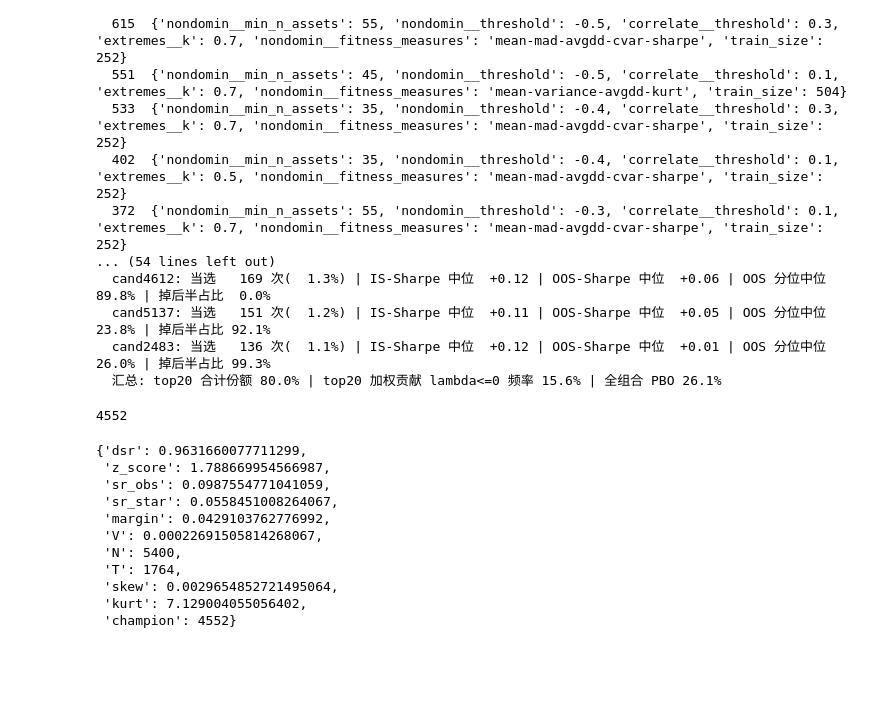
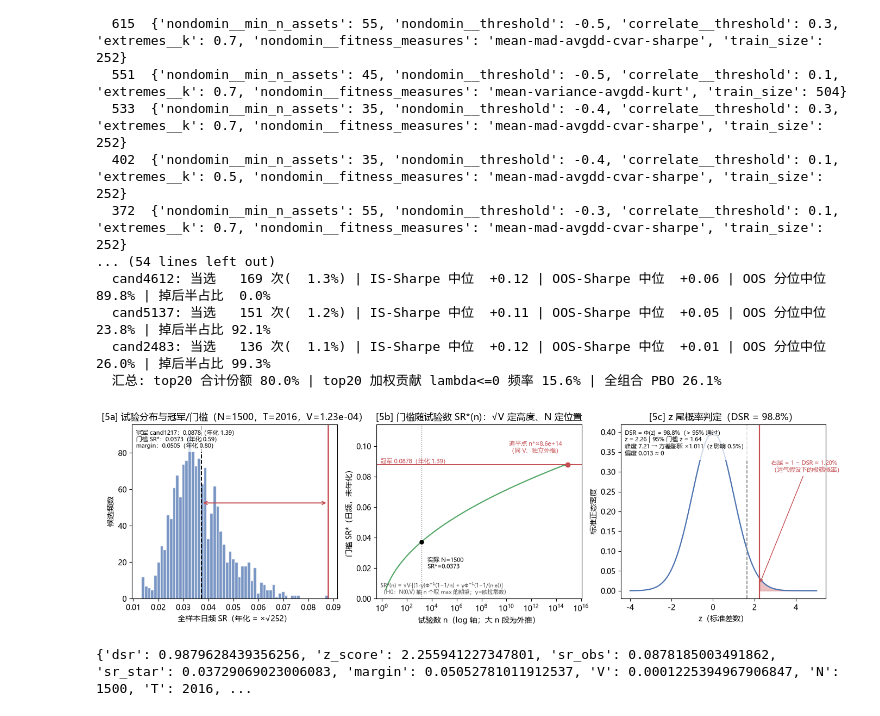
Before and after one commit to wang-jinghui/machine-learning-for-trading, a Jupyter notebook: case_studies/lazy_trading/CSCV_PBO_V3.ipynb, the cells around one changed output. Drawn from its saved outputs; the diff is of its cells as text; code cells hidden in the pictures; blank space fills up the shorter version.

```diff
--- a/case_studies/lazy_trading/CSCV_PBO_V3.ipynb
+++ b/case_studies/lazy_trading/CSCV_PBO_V3.ipynb
@@ -179,21 +172,11 @@ print(build_topk_report(out, k=20))
   汇总: top20 合计份额 80.0% | top20 加权贡献 lambda<=0 频率 15.6% | 全组合 PBO 26.1%
 # %%
 info = calc_dsr_from_matrix(out["matrix"])
-# %%
-info["champion"]
-# %% [output]
-4552
+# %%
+plot_dsr(out, dsr=info)   # info 就是你已有那格算好的 dict；不传也行，内部会重算
+# %% [output]
+[figure, added]
 # %%
-info
+log_print(info, section='DSR',echo=True)
 # %% [output]
-{'dsr': 0.9631660077711299,
- 'z_score': 1.788669954566987,
- 'sr_obs': 0.0987554771041059,
- 'sr_star': 0.0558451008264067,
- 'margin': 0.0429103762776992,
- 'V': 0.00022691505814268067,
- 'N': 5400,
- 'T': 1764,
- 'skew': 0.0029654852721495064,
- 'kurt': 7.129004055056402,
- 'champion': 4552}
+{'dsr': 0.9879628439356256, 'z_score': 2.255941227347801, 'sr_obs': 0.0878185003491862, 'sr_star': 0.03729069023006083, 'margin': 0.05052781011912537, 'V': 0.0001225394967906847, 'N': 1500, 'T': 2016, ...
```
Also changed, not shown: parts of 9 cells of this notebook.
